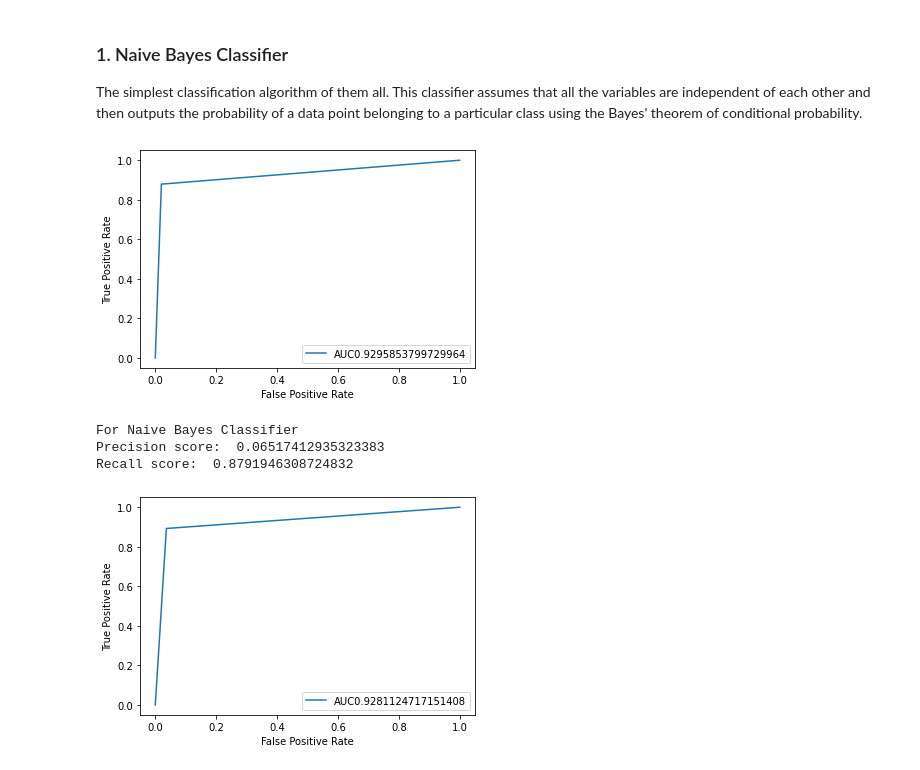
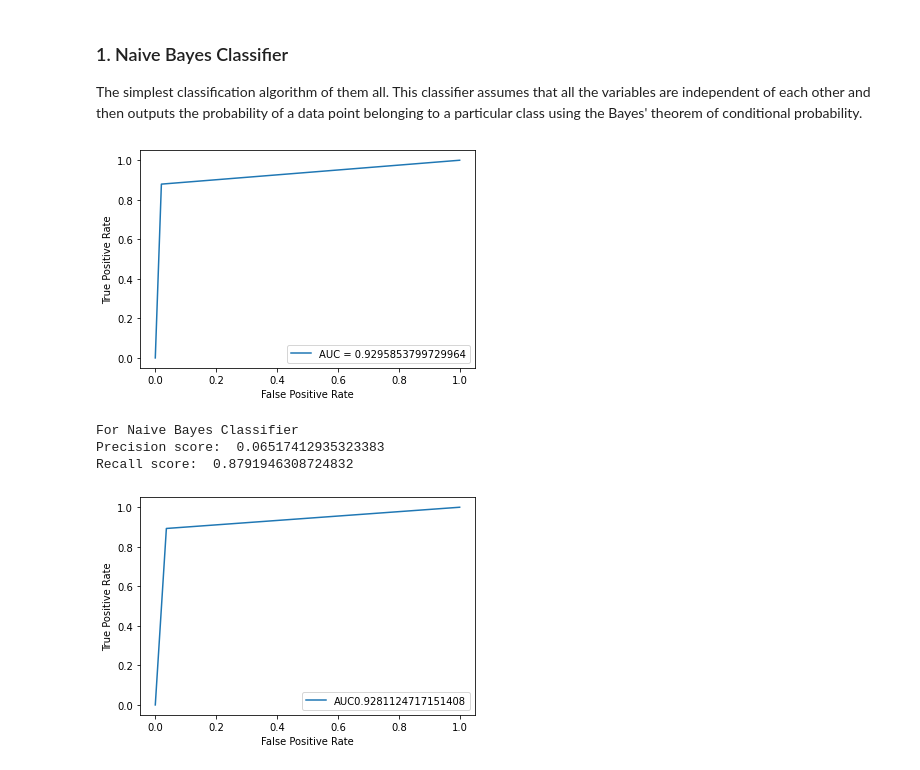
Before and after one commit to sivadhulipala1999/credit-card-fraud-detection, a Jupyter notebook: model/model_analysis.ipynb, the cells around one changed output. Saved outputs shown, nothing was run; the diff lists cells and outputs as text; code cells hidden in the pictures.

```diff
--- a/model/model_analysis.ipynb
+++ b/model/model_analysis.ipynb
@@ -23,27 +23,27 @@ The simplest classification algorithm of them all. This classifier assumes that
 # %%
 from sklearn.naive_bayes import GaussianNB
 from sklearn.metrics import precision_score, recall_score, confusion_matrix
 from sklearn.metrics import roc_curve, roc_auc_score
 import matplotlib.pyplot as plt
 
 nb_classifier = GaussianNB()
 nb_classifier.fit(X_train_smote, y_train_smote)
 y_predict = nb_classifier.predict(X_test)
 fpr, tpr, _ = roc_curve(y_test, y_predict)
 auc = roc_auc_score(y_test, y_predict)
 
 
-plt.plot(fpr, tpr, label="AUC" + str(auc))
+plt.plot(fpr, tpr, label="AUC = " + str(auc))
 plt.ylabel('True Positive Rate')
 plt.xlabel('False Positive Rate')
 plt.legend(loc=4)
 plt.show()
 
 print("For Naive Bayes Classifier")
 print("Precision score: ", precision_score(y_test, y_predict))
 print("Recall score: ", recall_score(y_test, y_predict))
 # %% [output]
-[figure, old version]
+[figure, new version]
 For Naive Bayes Classifier
 Precision score:  0.06517412935323383
 Recall score:  0.8791946308724832
```
Also changed, not shown: parts of 12 cells of this notebook.
